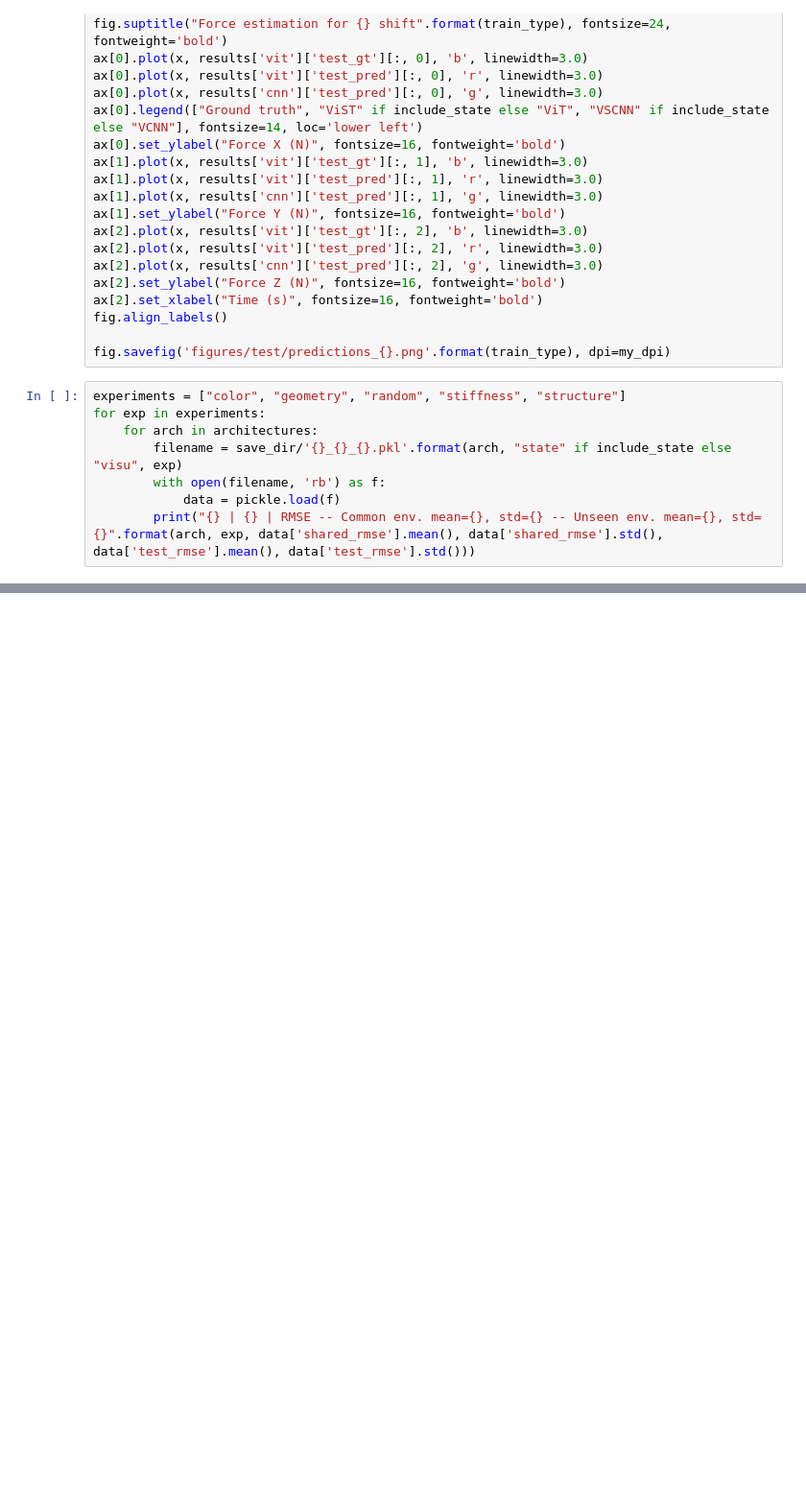
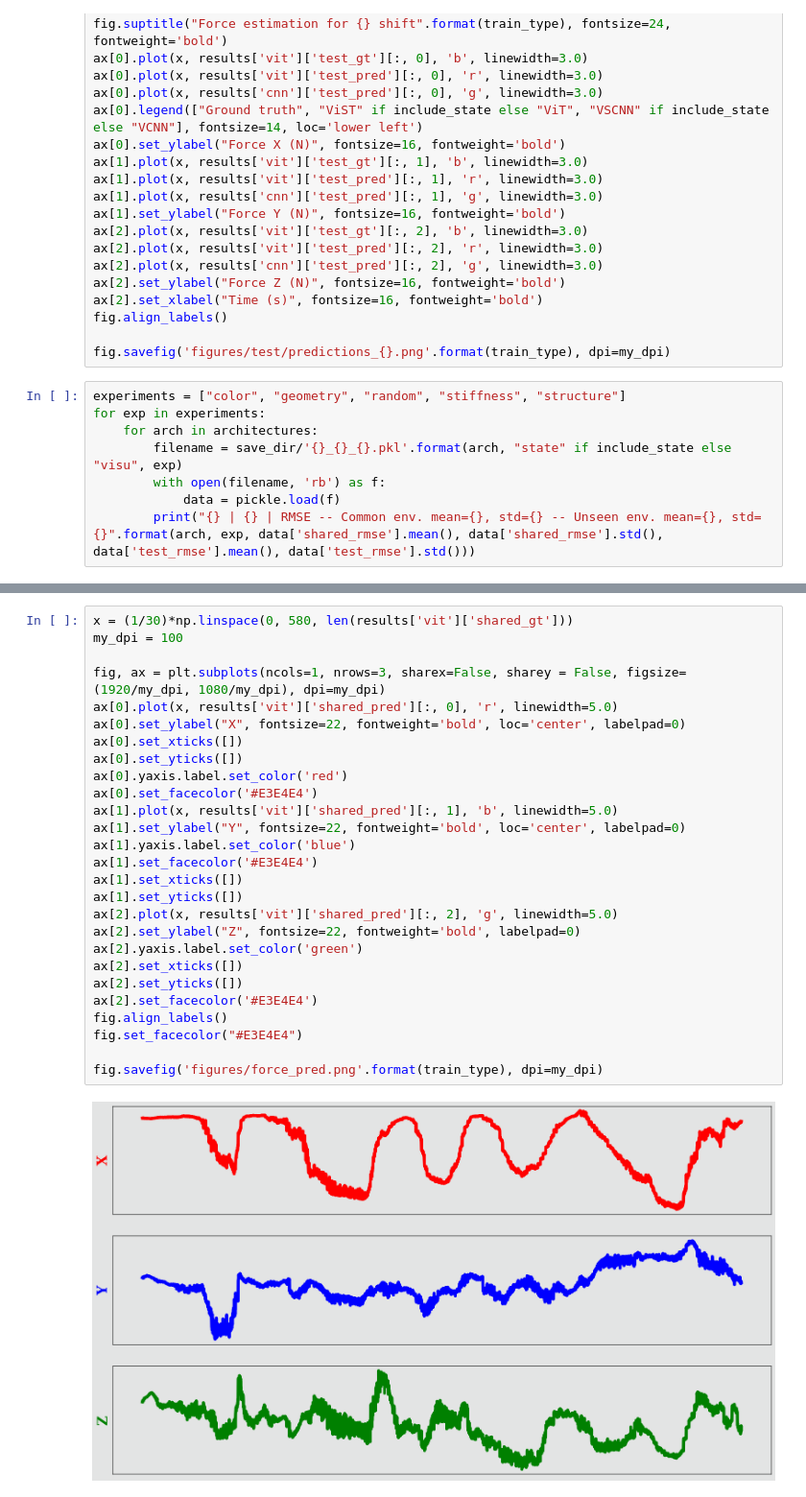
Before and after one commit to mikelitu/DaFoEs, a Jupyter notebook: force_comparison_analysis.ipynb, the cells around one changed output, grey strips where cells are left out. Shown at 96% size. Cells and saved outputs as stored; diff of their text form; blank space fills up the shorter version.

```diff
--- a/force_comparison_analysis.ipynb
+++ b/force_comparison_analysis.ipynb
@@ -81,0 +108,29 @@ for exp in experiments:
+# %%
+x = (1/30)*np.linspace(0, 580, len(results['vit']['shared_gt']))
+my_dpi = 100
+
+fig, ax = plt.subplots(ncols=1, nrows=3, sharex=False, sharey = False, figsize=(1920/my_dpi, 1080/my_dpi), dpi=my_dpi)
+ax[0].plot(x, results['vit']['shared_pred'][:, 0], 'r', linewidth=5.0)
+ax[0].set_ylabel("X", fontsize=22, fontweight='bold', loc='center', labelpad=0)
+ax[0].set_xticks([])
+ax[0].set_yticks([])
+ax[0].yaxis.label.set_color('red')
+ax[0].set_facecolor('#E3E4E4')
+ax[1].plot(x, results['vit']['shared_pred'][:, 1], 'b', linewidth=5.0)
+ax[1].set_ylabel("Y", fontsize=22, fontweight='bold', loc='center', labelpad=0)
+ax[1].yaxis.label.set_color('blue')
+ax[1].set_facecolor('#E3E4E4')
+ax[1].set_xticks([])
+ax[1].set_yticks([])
+ax[2].plot(x, results['vit']['shared_pred'][:, 2], 'g', linewidth=5.0)
+ax[2].set_ylabel("Z", fontsize=22, fontweight='bold', labelpad=0)
+ax[2].yaxis.label.set_color('green')
+ax[2].set_xticks([])
+ax[2].set_yticks([])
+ax[2].set_facecolor('#E3E4E4')
+fig.align_labels()
+fig.set_facecolor("#E3E4E4")
+
+fig.savefig('figures/force_pred.png'.format(train_type), dpi=my_dpi)
+# %% [output]
+[figure, added]
```
Also changed, not shown: parts of 2 cells of this notebook, 2 other files.
